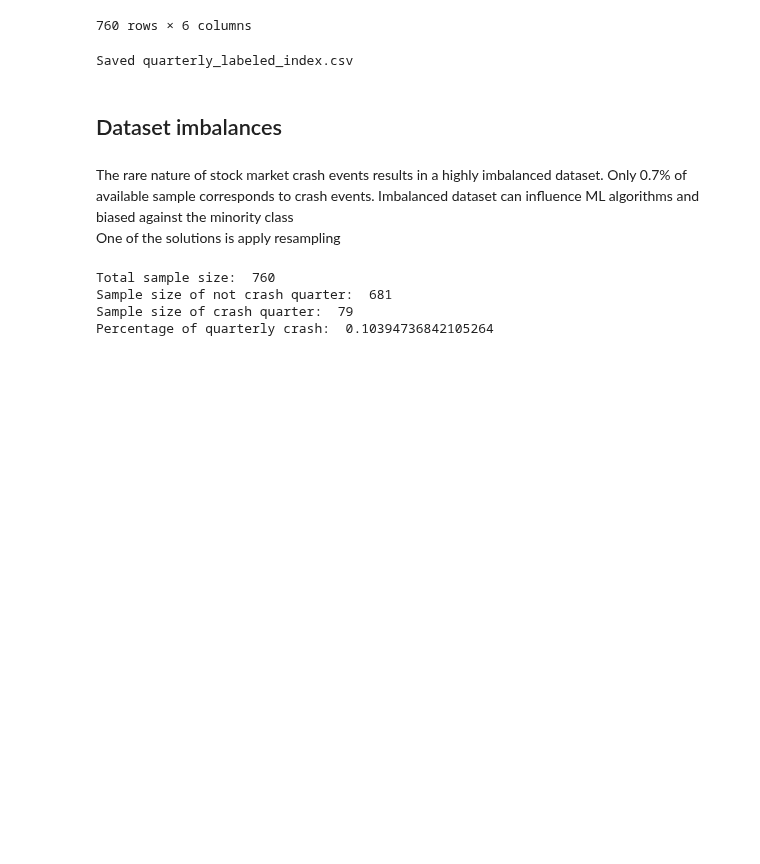
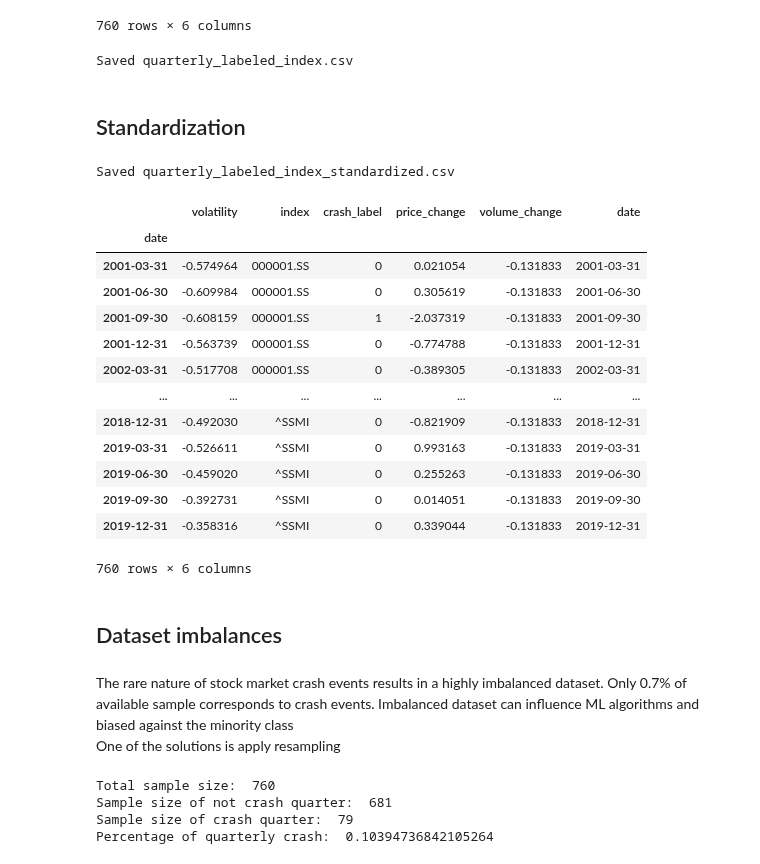
Before and after one commit to nicockt/fyp-2024, a Jupyter notebook: Data Processing (2001-2019).ipynb, the cells around one changed output. Cells and saved outputs as stored; diff of their text form; code cells hidden in the pictures; blank space fills up the shorter version.

Commit message:
Standardization feature function

```diff
--- a/Data Processing (2001-2019).ipynb
+++ b/Data Processing (2001-2019).ipynb
@@ -358,3 +332,8 @@ quarterly_labeled_index.to_csv('./data/labeled_data/' + f"quarterly_labeled_inde
 print(f"Saved quarterly_labeled_index.csv")
 # %% [output]
 Saved quarterly_labeled_index.csv
+# %% [markdown]
+## Standardization
+# %%
+# Handle extreme value
+quarterly_labeled_index['volume_change'].replace([np.inf], 1e10, inplace=True)
@@ -361,3 +351,33 @@ Saved quarterly_labeled_index.csv
+# %%
+from util import z_score_standardization
+
+quarterly_labeled_index_standardized = quarterly_labeled_index
+quarterly_labeled_index_standardized['price_change'] = z_score_standardization(quarterly_labeled_index_standardized['price_change'])
+quarterly_labeled_index_standardized['volume_change'] = z_score_standardization(quarterly_labeled_index_standardized['volume_change'])
+quarterly_labeled_index_standardized['volatility'] = z_score_standardization(quarterly_labeled_index_standardized['volatility'])
+# %%
+# Save as csv
+quarterly_labeled_index_standardized.to_csv('./data/labeled_data/' + f"quarterly_labeled_index_standardized.csv", index=False)
+print(f"Saved quarterly_labeled_index_standardized.csv")
+# %% [output]
+Saved quarterly_labeled_index_standardized.csv
+# %%
+quarterly_labeled_index_standardized
+# %% [output]
+|  | volatility | index | crash_label | price_change | volume_change | date |
+| date |  |  |  |  |  |  |
+| 2001-03-31 | -0.574964 | 000001.SS | 0 | 0.021054 | -0.131833 | 2001-03-31 |
+| 2001-06-30 | -0.609984 | 000001.SS | 0 | 0.305619 | -0.131833 | 2001-06-30 |
+| 2001-09-30 | -0.608159 | 000001.SS | 1 | -2.037319 | -0.131833 | 2001-09-30 |
+| 2001-12-31 | -0.563739 | 000001.SS | 0 | -0.774788 | -0.131833 | 2001-12-31 |
+| 2002-03-31 | -0.517708 | 000001.SS | 0 | -0.389305 | -0.131833 | 2002-03-31 |
+| ... | ... | ... | ... | ... | ... | ... |
+| 2018-12-31 | -0.492030 | ^SSMI | 0 | -0.821909 | -0.131833 | 2018-12-31 |
+| 2019-03-31 | -0.526611 | ^SSMI | 0 | 0.993163 | -0.131833 | 2019-03-31 |
+| 2019-06-30 | -0.459020 | ^SSMI | 0 | 0.255263 | -0.131833 | 2019-06-30 |
+| 2019-09-30 | -0.392731 | ^SSMI | 0 | 0.014051 | -0.131833 | 2019-09-30 |
+| 2019-12-31 | -0.358316 | ^SSMI | 0 | 0.339044 | -0.131833 | 2019-12-31 |
+760 rows × 6 columns
 # %% [markdown]
 ## Dataset imbalances
 # %% [markdown]
```
Also changed, not shown: parts of 10 cells of this notebook, 21 other files.
